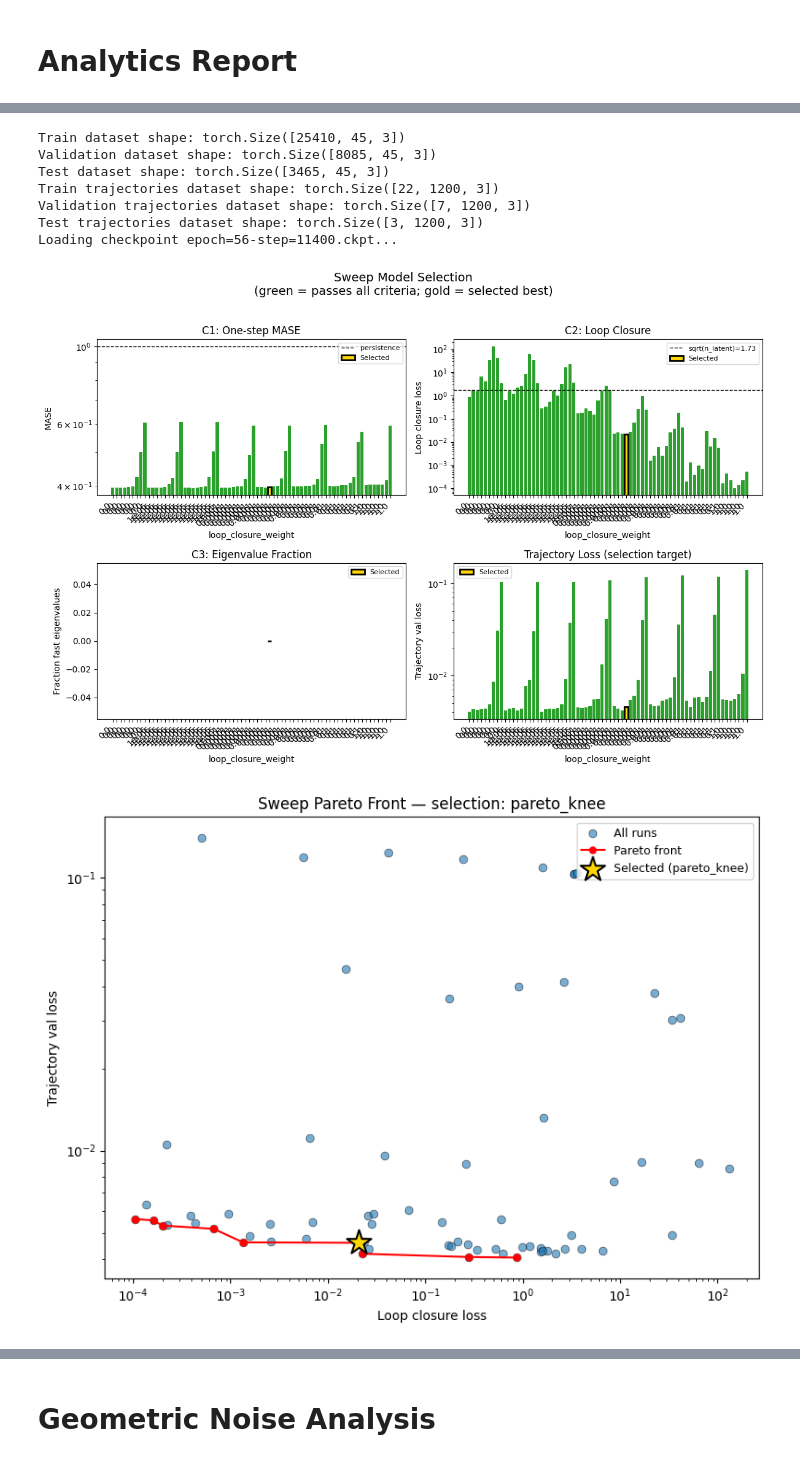
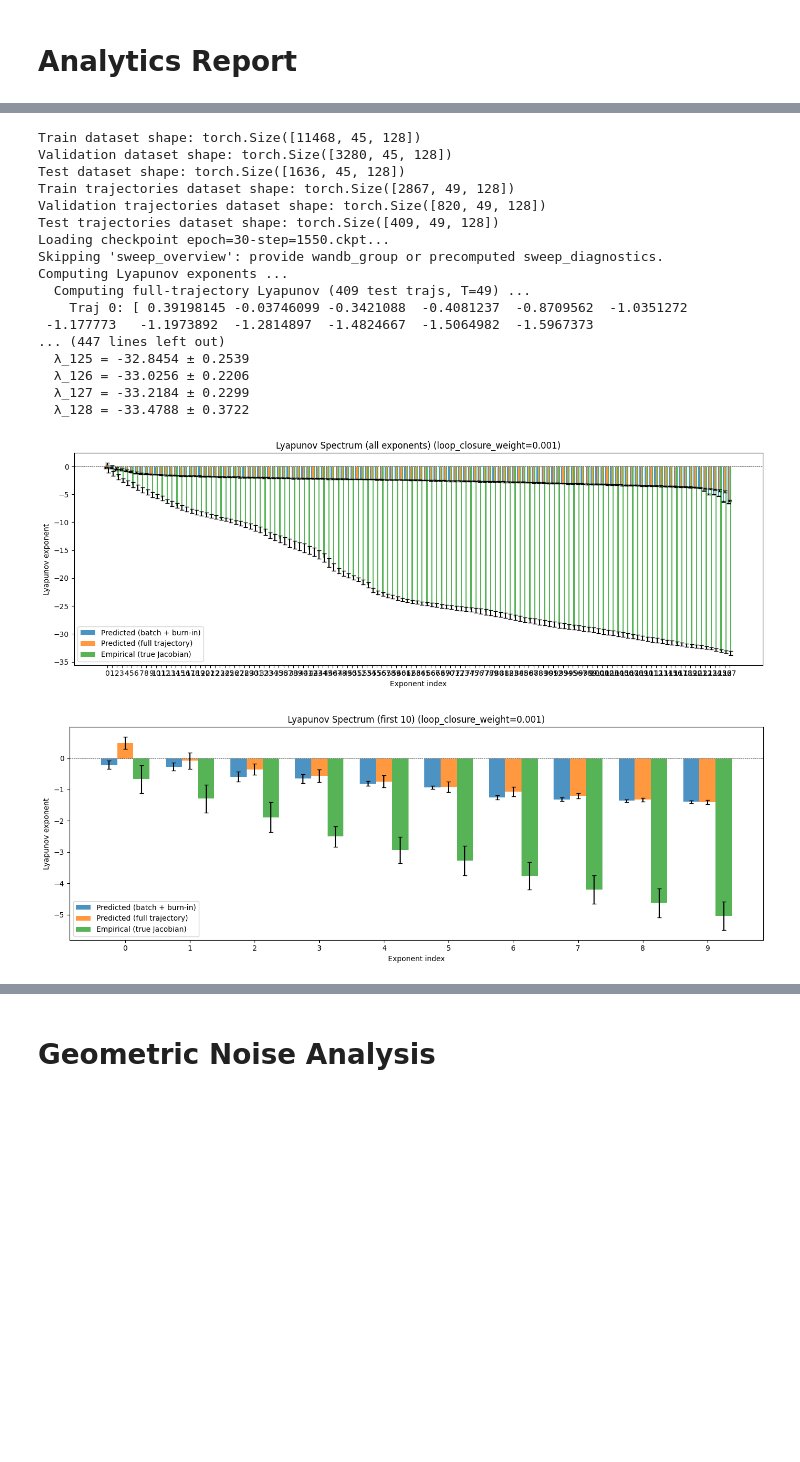
Before and after one commit to adamjeisen/JacobianODE, a Jupyter notebook: _notebook/Sweep Analytics Report.ipynb, the cells around one changed output, grey strips where cells are left out. Drawn from its saved outputs; the diff is of its cells as text; code cells hidden in the pictures; blank space fills up the shorter version.

```diff
--- a/_notebook/Sweep Analytics Report.ipynb
+++ b/_notebook/Sweep Analytics Report.ipynb
@@ -10,8 +10,9 @@ import torch
 # %%
 WANDB_ENTITY = "JacobianODE"
 
-WANDB_PROJECT = "Lorenz_INDall_N1_D1_NormTrue_T3__JacobianODE"
-WANDB_GROUP = "spline_coupling__geometric_noise__sweep_lc_x_kl_dyn"
+# WANDB_PROJECT = "Lorenz_INDall_N1_D1_NormTrue_T3__JacobianODE"
+# WANDB_GROUP = "spline_coupling__geometric_noise__sweep_lc_x_kl_dyn"
+# WANDB_GROUP = "spline_coupling__geometric_noise__sweep_lc_x_kl_dyn_30step_cleantarget"
 
 # WANDB_PROJECT = "Lorenz_INDall_N25_D1_NormTrue_T3__JacobianODE"
 # WANDB_GROUP = "spline_coupling__geometric_noise__sweep_lc_x_kl_dyn"
@@ -19,6 +20,9 @@ WANDB_GROUP = "spline_coupling__geometric_noise__sweep_lc_x_kl_dyn"
 
 # WANDB_PROJECT = "Lorenz_PARTIAL_N25_D1_NormTrue_T3__JacobianODE"
 # WANDB_GROUP = "spline_coupling__jacobian_noise__sweep_lc_x_kl_dyn_30step"
+
+# WANDB_PROJECT = "Lorenz_IND[0]_N25_D1_NormTrue_T3__JacobianODE"
+# WANDB_GROUP = "spline_coupling__geometric_noise__sweep_lc_x_kl_dyn_30step_cleantarget"
 
 # WANDB_PROJECT = "Lorenz_IND0_N100_D1_NormTrue_T3__spline_coupling__JacobianODE"
 # # WANDB_GROUP = "sweep_from_scratch_spline_coupling_lc_9vals__klNNone_1.0__klD0_0.0001_0.001_0.01_0.1_1__te0.0_enc_warmup_5_vaetrue" # 108 runs
@@ -33,11 +37,12 @@ WANDB_GROUP = "spline_coupling__geometric_noise__sweep_lc_x_kl_dyn"
 # WANDB_PROJECT = "WMTask_IND1926273140555669819498104_N10_D1_NormTrue_T10__spline_coupling__JacobianODE"
 # WANDB_GROUP = None
 
-# WANDB_PROJECT = "WMTask_INDall_N1_D1_NormTrue_T128__JacobianODE"
-# # WANDB_GROUP = None
-# # WANDB_GROUP = "spline_coupling__sweep_lc_x_kl_dyn_vae_sample_all_losses"
-# # WANDB_GROUP = "mlp_diffeo__sweep_lc_x_kl_dyn_vae_sample_all_losses"
+WANDB_PROJECT = "WMTask_INDall_N1_D1_NormTrue_T128__JacobianODE"
+# WANDB_GROUP = None
+# WANDB_GROUP = "spline_coupling__sweep_lc_x_kl_dyn_vae_sample_all_losses"
+# WANDB_GROUP = "mlp_diffeo__sweep_lc_x_kl_dyn_vae_sample_all_losses"
 # WANDB_GROUP = "spline_coupling__geometric_noise__sweep_lc_x_kl_dyn"
+WANDB_GROUP = "spline_coupling__geometric_noise__sweep_lc_x_kl_dyn_30step_cleantarget"
 
 SAVE_DIR = "/orcd/data/ekmiller/001/eisenaj/JacobianODE/lightning/latent_jac_runs"
 # TRUE_LYAPUNOV = [0.91, 0.0, -14.57]  # None for wmtask (overridden from config)
@@ -48,10 +53,10 @@ TRUE_LYAPUNOV = None
 _analytics_out = run_analytics(
     wandb_entity=WANDB_ENTITY,
     wandb_project=WANDB_PROJECT,
-    # run_id="4rl9mvew",
-    # run_id="joede8bu",
     ranking_method='pareto_knee',
     # ranking_method='minimax_log_score',
+    # run_id="xwtnbd4s",
+    run_id="qn87e2ko",
     save_dir=SAVE_DIR,
     wandb_group=WANDB_GROUP,
     true_lyapunov=TRUE_LYAPUNOV,
@@ -60,10 +65,10 @@ _analytics_out = run_analytics(
     # output='html',
     output='show',
     # output=[],
-    # sections=[],             # skip ALL analytics
+    sections=["sweep_overview", "lyapunov"],             # skip ALL analytics
     output_dir='reports',
     return_model=True,
-    # use_all_runs=True,
+    use_all_runs=True,
 )
 assert isinstance(_analytics_out, tuple) and len(_analytics_out) == 3
 _result, lit_model, run_id = _analytics_out
@@ -88,9 +78,19 @@ Loading run 1poy3th6 from JacobianODE/Lorenz_INDall_N1_D1_NormTrue_T3__JacobianO
-Train dataset shape: torch.Size([25410, 45, 3])
-Validation dataset shape: torch.Size([8085, 45, 3])
-Test dataset shape: torch.Size([3465, 45, 3])
-Train trajectories dataset shape: torch.Size([22, 1200, 3])
-Validation trajectories dataset shape: torch.Size([7, 1200, 3])
-Test trajectories dataset shape: torch.Size([3, 1200, 3])
-Loading checkpoint epoch=56-step=11400.ckpt...
+Train dataset shape: torch.Size([11468, 45, 128])
+Validation dataset shape: torch.Size([3280, 45, 128])
+Test dataset shape: torch.Size([1636, 45, 128])
+Train trajectories dataset shape: torch.Size([2867, 49, 128])
+Validation trajectories dataset shape: torch.Size([820, 49, 128])
+Test trajectories dataset shape: torch.Size([409, 49, 128])
+Loading checkpoint epoch=30-step=1550.ckpt...
+Skipping 'sweep_overview': provide wandb_group or precomputed sweep_diagnostics.
+Computing Lyapunov exponents ...
+  Computing full-trajectory Lyapunov (409 test trajs, T=49) ...
+    Traj 0: [ 0.39198145 -0.03746099 -0.3421088  -0.4081237  -0.8709562  -1.0351272
+ -1.177773   -1.1973892  -1.2814897  -1.4824667  -1.5064982  -1.5967373
+... (447 lines left out)
+  λ_125 = -32.8454 ± 0.2539
+  λ_126 = -33.0256 ± 0.2206
+  λ_127 = -33.2184 ± 0.2299
+  λ_128 = -33.4788 ± 0.3722
-[figure, old version]
+[figure, new version]
-[figure, old version]
+[figure, new version]
```
Also changed, not shown: parts of 10 cells of this notebook, 8 other files.
